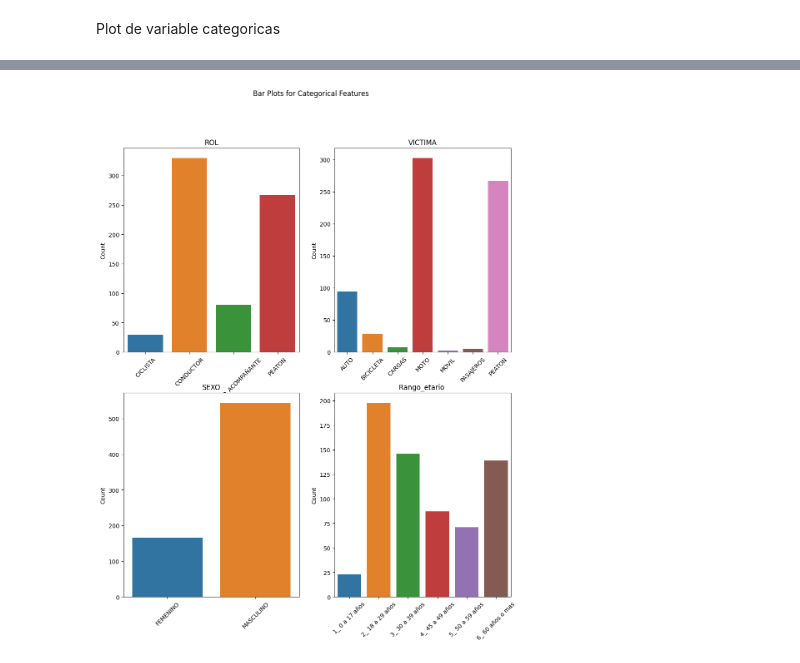
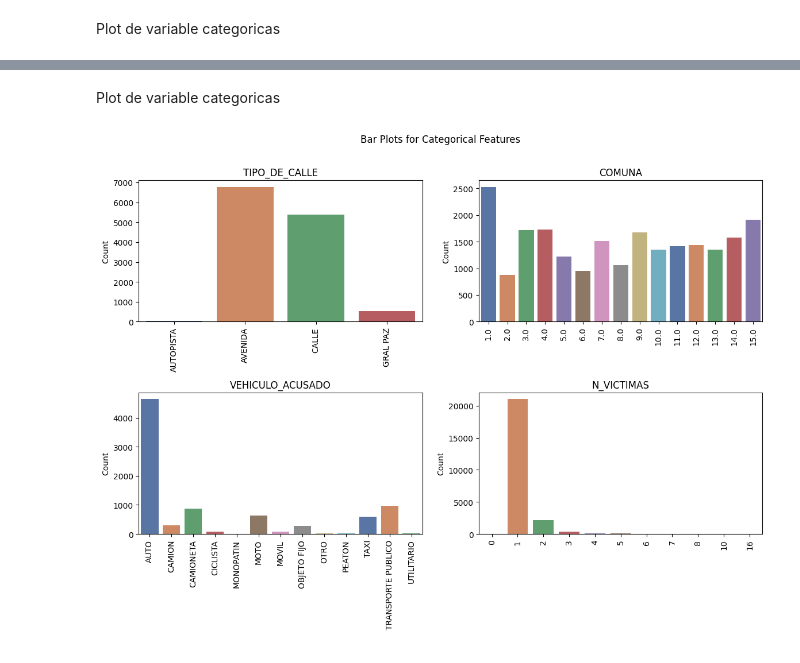
Before and after one commit to OctavioRdz17/Power_BI_Siniestros_Viales, a Jupyter notebook: 02_EDA.ipynb, the cells around one changed output, grey strips where cells are left out. Saved outputs shown, nothing was run; the diff lists cells and outputs as text; code cells hidden in the pictures.

```diff
--- a/02_EDA.ipynb
+++ b/02_EDA.ipynb
@@ -121,0 +190,3 @@ df_hom_vic['Rango_etario '] = df_hom_vic['Rango_etario '].astype('category')
+# %%
+df_les = pd.read_csv('datasets\df_lesiones.csv')
+df_les_vic = pd.read_csv('datasets\df_vic_les.csv')
@@ -121,0 +200,13 @@ df_hom_vic['Rango_etario '] = df_hom_vic['Rango_etario '].astype('category')
+# %%
+# Cambio de tipo a la columna hora
+df_les['HORA'] = df_les['HORA'].fillna(0).astype('int')
+
+# cambio a formato categórico
+df_les['TIPO_DE_CALLE'] = df_les['TIPO_DE_CALLE'].astype('category')
+df_les['COMUNA'] = df_les['COMUNA'].astype('category')
+df_les['VEHICULO_ACUSADO'] = df_les['VEHICULO_ACUSADO'].astype('category')
+
+# FECHA
+df_les['FECHA'] = df_les['FECHA'].astype('datetime64[ns]')
+
+df_les.info()
@@ -122,20 +231,24 @@ df_hom_vic['Rango_etario '] = df_hom_vic['Rango_etario '].astype('category')
+# %% [markdown]
+Plot de variable categoricas
 # %%
-columnas_vic_categoricas = ["ROL","VICTIMA","SEXO","Rango_etario "]
+columnas_les_categoricas = ["TIPO_DE_CALLE","COMUNA","VEHICULO_ACUSADO","N_VICTIMAS"]
 
 def plot_bar_plots2(df,columnas):
-    fig, axes = plt.subplots(2, 2, figsize=(12,14))
+    fig, axes = plt.subplots(2, 2, figsize=(14, 8))
     fig.suptitle('Bar Plots for Categorical Features')
     axes = axes.flatten()
     for i, feature in enumerate(columnas):
-        sns.countplot(x=df[feature], ax=axes[i])
+        sns.countplot(x=df[feature], ax=axes[i], palette=	'deep')
         axes[i].set_title(feature)
         axes[i].set_xlabel(None)
         axes[i].set_ylabel('Count')
-        axes[i].tick_params(axis='x', rotation=45)
-    plt.tight_layout(rect=[10, 10, -5, 2])
+        axes[i].tick_params(axis='x', rotation=90)
+
+    # separa los plots
+    plt.subplots_adjust(hspace=0.5)
 
 # Plotting the bar plots
-plot_bar_plots2(df_hom_vic,columnas_vic_categoricas)
+plot_bar_plots2(df_les,columnas_les_categoricas)
 plt.show()
 # %% [output]
-[figure, old version]
+[figure, new version]
```
Also changed, not shown: parts of 22 cells of this notebook, 6 other files.
